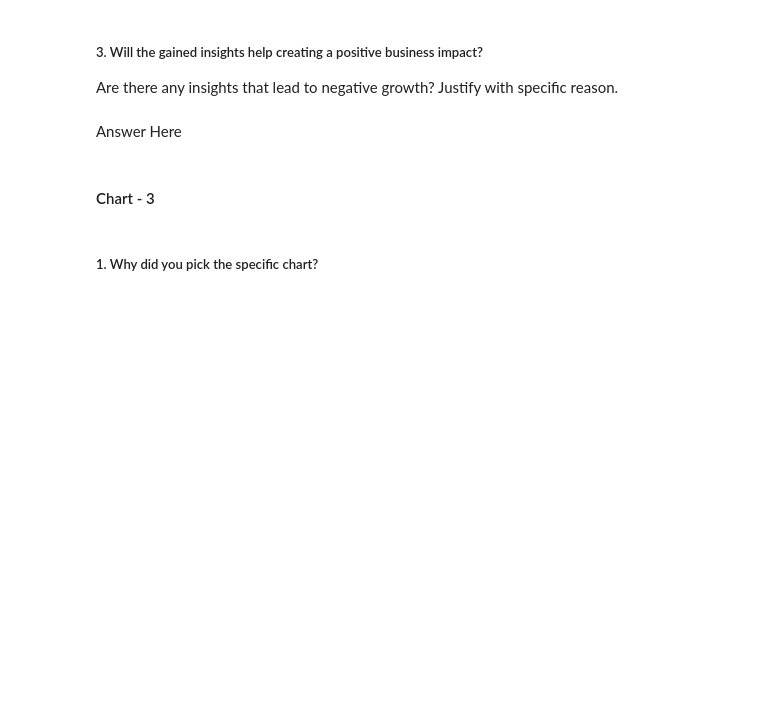
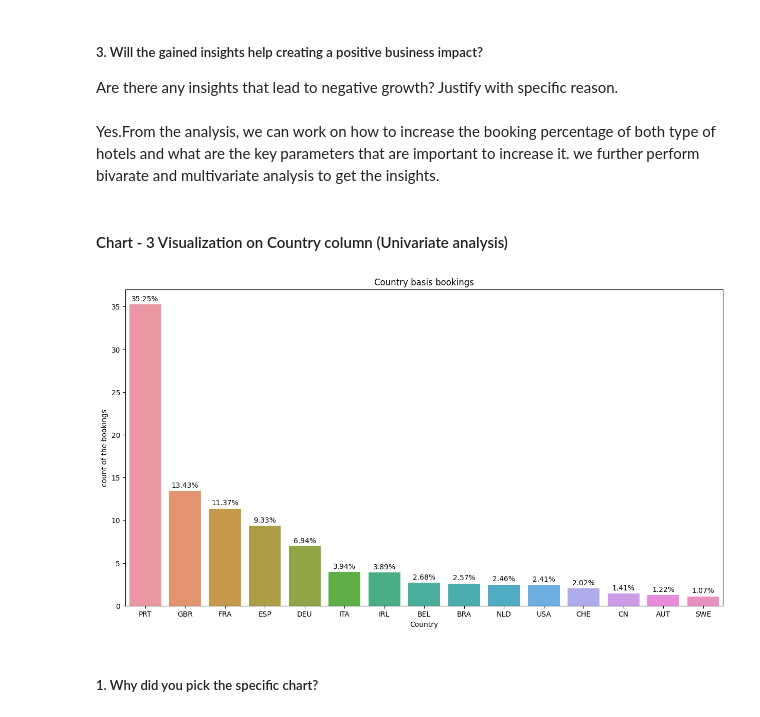
Before and after one commit to Jamal1018/EDA_Hotel_booking_analysis, a Jupyter notebook: EDA_on_Hotel_Booking_Analysis.ipynb, the cells around one changed output. Drawn from its saved outputs; the diff is of its cells as text; code cells hidden in the pictures; blank space fills up the shorter version.

```diff
--- a/EDA_on_Hotel_Booking_Analysis.ipynb
+++ b/EDA_on_Hotel_Booking_Analysis.ipynb
@@ -519,7 +509,7 @@ Answer Here
 # %% [markdown]
 ##### 3. Will the gained insights help creating a positive business impact?
 Are there any insights that lead to negative growth? Justify with specific reason.
-# %% [markdown]
-Answer Here
+# %% [markdown]
+Yes.From the analysis, we can work on how to increase the booking percentage of both type of hotels and what are the key parameters that are important to increase it. we further perform bivarate and multivariate analysis to get the insights.
 # %% [markdown]
-#### Chart - 3
+#### Chart - 3 Visualization on Country column (Univariate analysis)
@@ -528,3 +516,22 @@ Answer Here
+# %%
+# Plotting graph on country column to know the proportion if bookings from the country basis
+df3 = df['country'].value_counts().head(15)
+x = df3.index
+y = df3.values
+plt.figure(figsize = (15,8))
+plots = sns.barplot(x=x,y=y/sum(y)*100)
+for bar in plots.patches:
+  plots.annotate(f'{format(bar.get_height(),".2f")}%',
+                 (bar.get_x() + bar.get_width()/2,bar.get_height()),
+                 size = 10, xytext = (0,8),va= 'center',
+                 ha ='center',textcoords = 'offset points')
+
+plt.title('Country basis bookings')
+plt.xlabel('Country')
+plt.ylabel('count of the bookings')
+plt.show()
+# %% [output]
+[figure, added]
 # %% [markdown]
 ##### 1. Why did you pick the specific chart?
 # %% [markdown]
```
Also changed, not shown: parts of 16 cells of this notebook.
